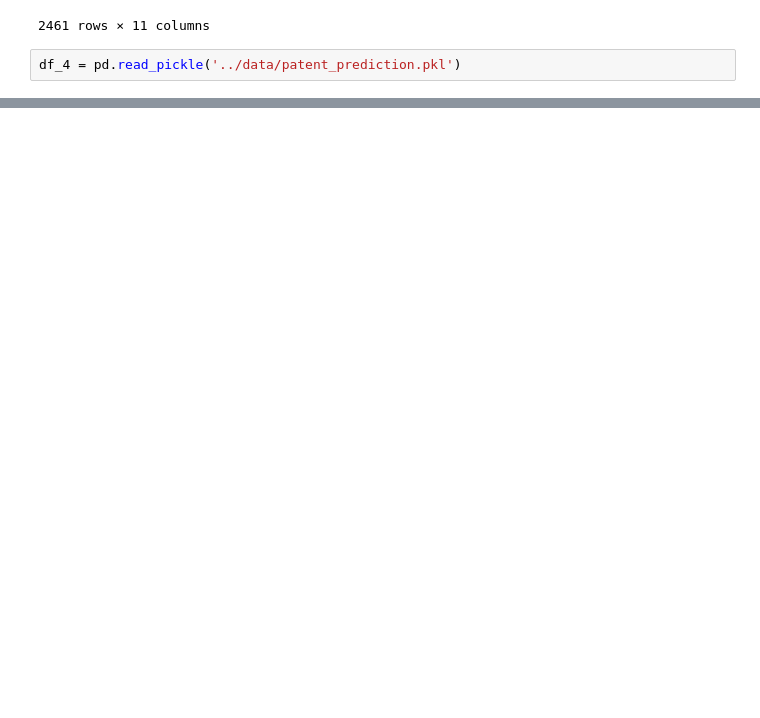
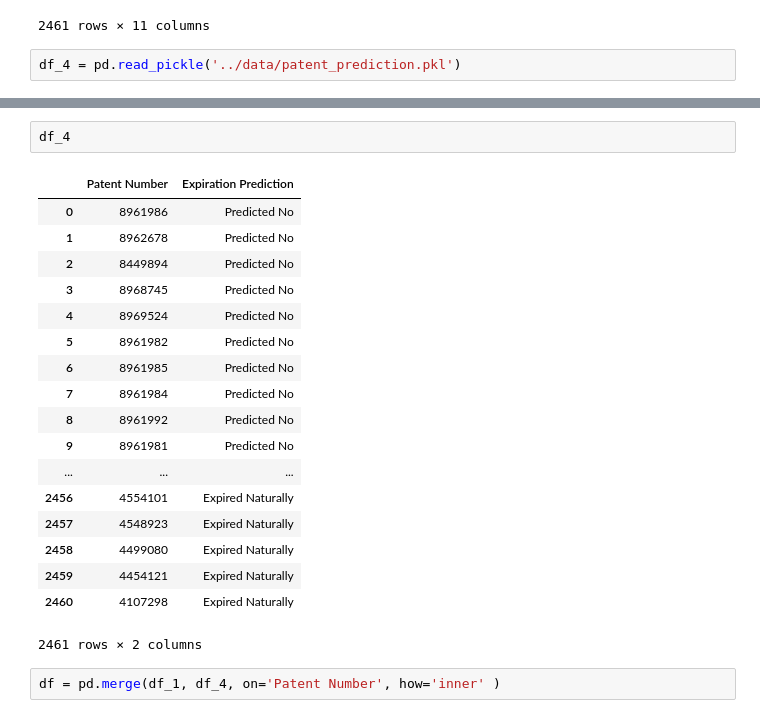
Before and after one commit to youngstone/Hunting4Patents, a Jupyter notebook: iPythonNotebook/check_data.ipynb, the cells around one changed output, grey strips where cells are left out. Drawn from its saved outputs; the diff is of its cells as text; blank space fills up the shorter version.

```diff
--- a/iPythonNotebook/check_data.ipynb
+++ b/iPythonNotebook/check_data.ipynb
@@ -104 +104,24 @@ Predicted No           38
 dtype: int64
+# %%
+df_4
+# %% [output]
+|  | Patent Number | Expiration Prediction |
+| 0 | 8961986 | Predicted No |
+| 1 | 8962678 | Predicted No |
+| 2 | 8449894 | Predicted No |
+| 3 | 8968745 | Predicted No |
+| 4 | 8969524 | Predicted No |
+| 5 | 8961982 | Predicted No |
+| 6 | 8961985 | Predicted No |
+| 7 | 8961984 | Predicted No |
+| 8 | 8961992 | Predicted No |
+| 9 | 8961981 | Predicted No |
+| ... | ... | ... |
+| 2456 | 4554101 | Expired Naturally |
+| 2457 | 4548923 | Expired Naturally |
+| 2458 | 4499080 | Expired Naturally |
+| 2459 | 4454121 | Expired Naturally |
+| 2460 | 4107298 | Expired Naturally |
+2461 rows × 2 columns
+# %%
+df = pd.merge(df_1, df_4, on='Patent Number', how='inner' )
```
Also changed, not shown: parts of 2 cells of this notebook, 8 other files.
